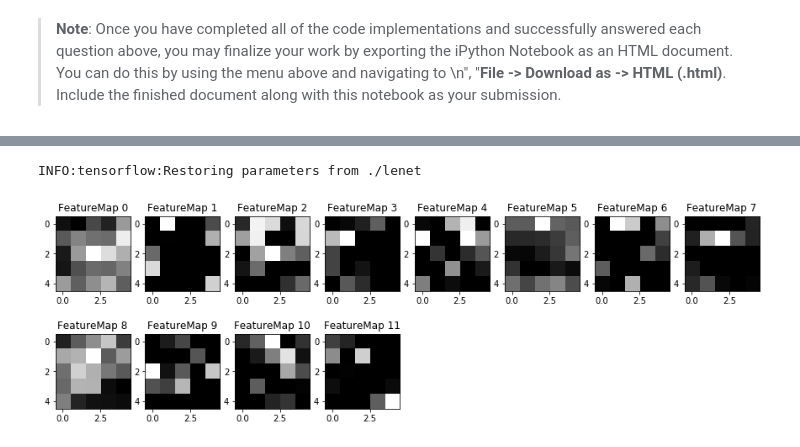
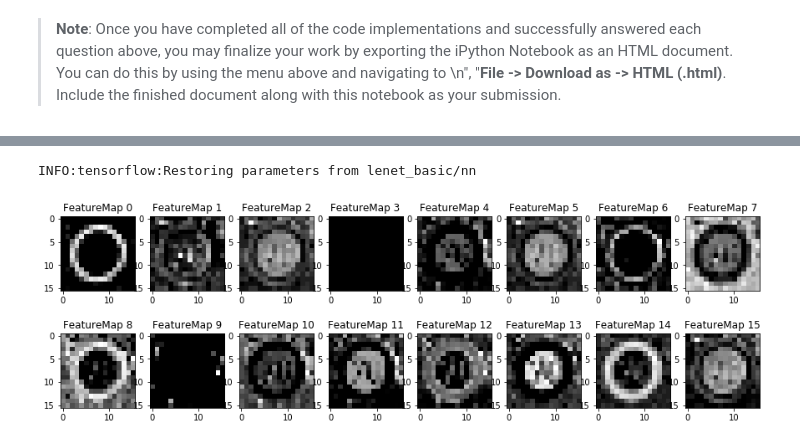
Before and after one commit to carlgira/traffic_sign_classification, a Jupyter notebook: Traffic_Sign_Classifier.ipynb, the cells around one changed output, grey strips where cells are left out. Saved outputs shown, nothing was run; the diff lists cells and outputs as text; code cells hidden in the pictures.

```diff
--- a/Traffic_Sign_Classifier.ipynb
+++ b/Traffic_Sign_Classifier.ipynb
@@ -511,37 +513,40 @@ For an example of what feature map outputs look like, check out NVIDIA's results
 ### Feel free to use as many code cells as needed.
 
 # image_input: the test image being fed into the network to produce the feature maps
 # tf_activation: should be a tf variable name used during your training procedure that represents the calculated state of a specific weight layer
 # activation_min/max: can be used to view the activation contrast in more detail, by default matplot sets min and max to the actual min and max values of the output
 # plt_num: used to plot out multiple different weight feature map sets on the same block, just extend the plt number for each new feature map entry
 
 
 
-def outputFeatureMap(image_input, tf_activation, activation_min=-1, activation_max=-1 ,plt_num=1):
+def outputFeatureMap(nn_name, image_input, tf_name, activation_min=-1, activation_max=-1 ,plt_num=1):
     # Here make sure to preprocess your image_input in a way your network expects
     # with size, normalization, ect if needed
     # image_input =
     # Note: x should be the same name as your network's tensorflow data placeholder variable
     # If you get an error tf_activation is not defined it may be having trouble accessing the variable from inside a function
-     with tf.Session() as sess:
-        saver.restore(sess, tf.train.latest_checkpoint('.'))
-        activation = tf_activation.eval(session=sess,feed_dict={x : image_input})
+    saver = tf.train.Saver()
+    with tf.Session() as sess:
+        saver.restore(sess, tf.train.latest_checkpoint(nn_name))
+        graph = tf.get_default_graph()
+        tf_activation = graph.get_tensor_by_name(tf_name)
+        activation = tf_activation.eval(session=sess,feed_dict={'x:0' : image_input})
         featuremaps = activation.shape[3]
         plt.figure(plt_num, figsize=(15,15))
         for featuremap in range(featuremaps):
             plt.subplot(6,8, featuremap+1) # sets the number of feature maps to show on each row and column
             plt.title('FeatureMap ' + str(featuremap)) # displays the feature map number
             if activation_min != -1 & activation_max != -1:
                 plt.imshow(activation[0,:,:, featuremap], interpolation="nearest", vmin =activation_min, vmax=activation_max, cmap="gray")
             elif activation_max != -1:
                 plt.imshow(activation[0,:,:, featuremap], interpolation="nearest", vmax=activation_max, cmap="gray")
             elif activation_min !=-1:
                 plt.imshow(activation[0,:,:, featuremap], interpolation="nearest", vmin=activation_min, cmap="gray")
             else:
                 plt.imshow(activation[0,:,:, featuremap], interpolation="nearest", cmap="gray")
 
 
-outputFeatureMap(new_images, conv2)
+outputFeatureMap('lenet_basic', new_images, 'conv2/Relu:0', plt_num=5)
 # %% [output]
-INFO:tensorflow:Restoring parameters from ./lenet
+INFO:tensorflow:Restoring parameters from lenet_basic/nn
-[figure, old version]
+[figure, new version]
```
Also changed, not shown: parts of 8 cells of this notebook, 1 other file.
